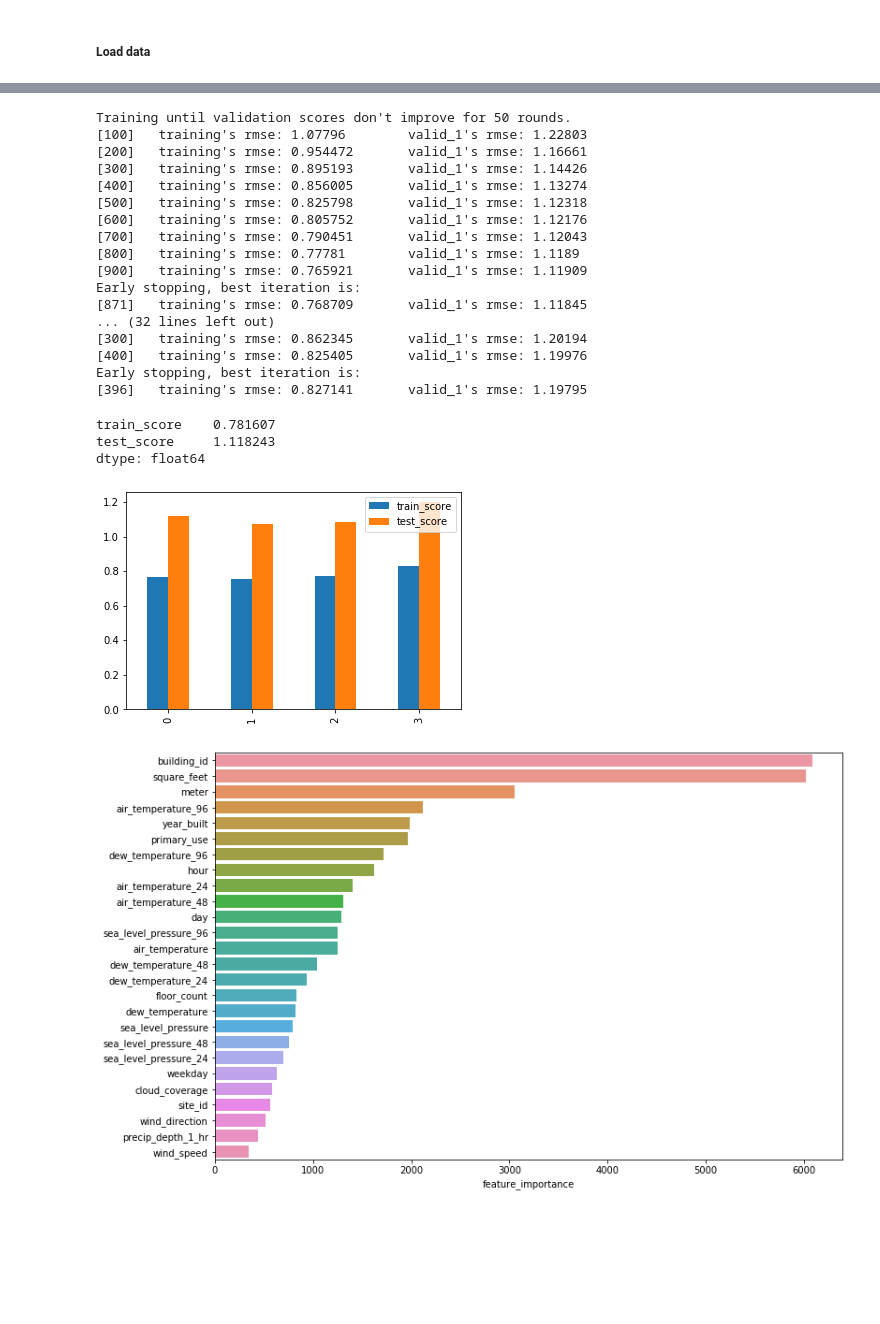
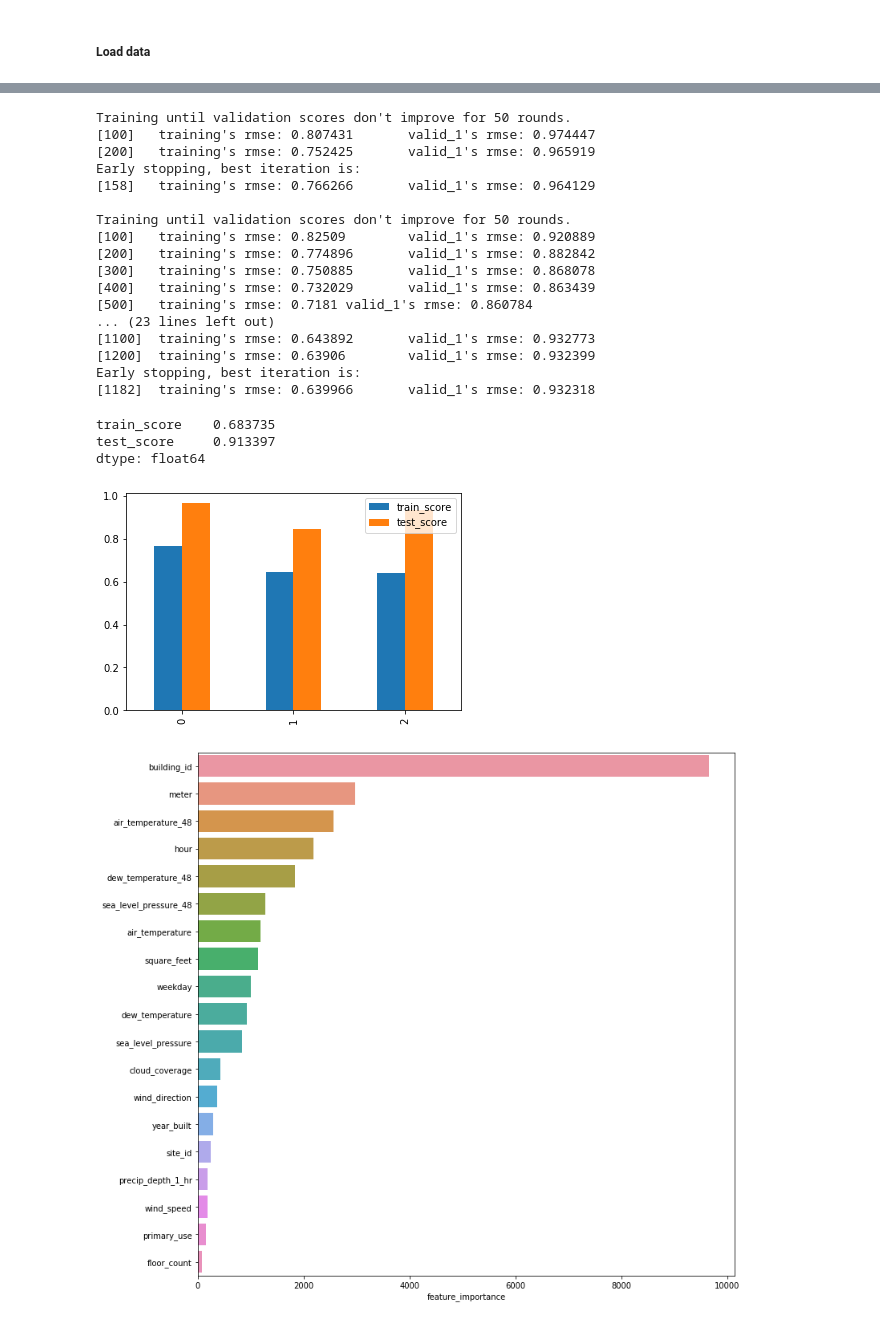
Before and after one commit to oseongchoi/Kaggle-ASHRAE, a Jupyter notebook: model-train.ipynb, the cells around one changed output, grey strips where cells are left out. Cells and saved outputs as stored; diff of their text form; code cells hidden in the pictures; blank space fills up the shorter version.

```diff
--- a/model-train.ipynb
+++ b/model-train.ipynb
@@ -22,33 +22,35 @@ y = df.meter_reading
+# %%
+batches = [None, None, None]
+
+for _, df_group in df.groupby(['building_id', 'meter']):
+
+    indices = df_group.index
+    indices = np.array_split(indices, 3)
+
+    for idx, (batch, index) in enumerate(zip(batches, indices)):
+        if batch is None:
+            batches[idx] = index
+        else:
+            batches[idx] = batch.append(index)
 # %%
-cv = KFold(4)
 scores = {'estimator': [], 'train_score': [], 'test_score': []}
 params = {
     'objective': 'regression',
     'metric': {'rmse'},
-    'num_leaves': 50,
-    'bagging_fraction': 0.1,
-    'bagging_freq': 1,
-    'feature_fraction': 0.8,
-    'learning_rate': 0.2,
-    'lambda_l1': 1,
-    'lambda_l2': 1,
-    'seed': 0
 }
 
-for train, valid in cv.split(X, y):
-    gc.collect()
+for _ in range(3):
+    train = batches[0].append(batches[1])
+    valid = batches[-1]
 
-    X_train, y_train = X.iloc[train], y.iloc[train]
-    X_valid, y_valid = X.iloc[valid], y.iloc[valid]
-
-    train = lgb.Dataset(X_train, y_train)
-    valid = lgb.Dataset(X_valid, y_valid)
+    train = lgb.Dataset(X.loc[train], y.loc[train], categorical_feature = ['building_id', 'meter', 'site_id', 'primary_use', 'hour', 'weekday'])
+    valid = lgb.Dataset(X.loc[valid], y.loc[valid], categorical_feature = ['building_id', 'meter', 'site_id', 'primary_use', 'hour', 'weekday'])
 
     estimator = lgb.train(
         params=params,
         train_set=train,
         valid_sets=(train, valid),
-        num_boost_round=1000,
+        num_boost_round=2000,
         early_stopping_rounds=50,
         verbose_eval=100
     )
@@ -58,24 +60,27 @@ for train, valid in cv.split(X, y):
     scores['test_score'].append(estimator.best_score['valid_1']['rmse'])
 
     print()
+
+    batches = np.roll(batches, 1)
+    gc.collect()
 # %% [output]
 Training until validation scores don't improve for 50 rounds.
-[100]   training's rmse: 1.07796        valid_1's rmse: 1.22803
-[200]   training's rmse: 0.954472       valid_1's rmse: 1.16661
-[300]   training's rmse: 0.895193       valid_1's rmse: 1.14426
-[400]   training's rmse: 0.856005       valid_1's rmse: 1.13274
-[500]   training's rmse: 0.825798       valid_1's rmse: 1.12318
-[600]   training's rmse: 0.805752       valid_1's rmse: 1.12176
-[700]   training's rmse: 0.790451       valid_1's rmse: 1.12043
-[800]   training's rmse: 0.77781        valid_1's rmse: 1.1189
-[900]   training's rmse: 0.765921       valid_1's rmse: 1.11909
+[100]   training's rmse: 0.807431       valid_1's rmse: 0.974447
+[200]   training's rmse: 0.752425       valid_1's rmse: 0.965919
 Early stopping, best iteration is:
-[871]   training's rmse: 0.768709       valid_1's rmse: 1.11845
-... (32 lines left out)
-[300]   training's rmse: 0.862345       valid_1's rmse: 1.20194
-[400]   training's rmse: 0.825405       valid_1's rmse: 1.19976
+[158]   training's rmse: 0.766266       valid_1's rmse: 0.964129
+
+Training until validation scores don't improve for 50 rounds.
+[100]   training's rmse: 0.82509        valid_1's rmse: 0.920889
+[200]   training's rmse: 0.774896       valid_1's rmse: 0.882842
+[300]   training's rmse: 0.750885       valid_1's rmse: 0.868078
+[400]   training's rmse: 0.732029       valid_1's rmse: 0.863439
+[500]   training's rmse: 0.7181 valid_1's rmse: 0.860784
+... (23 lines left out)
+[1100]  training's rmse: 0.643892       valid_1's rmse: 0.932773
+[1200]  training's rmse: 0.63906        valid_1's rmse: 0.932399
 Early stopping, best iteration is:
-[396]   training's rmse: 0.827141       valid_1's rmse: 1.19795
+[1182]  training's rmse: 0.639966       valid_1's rmse: 0.932318
 # %%
 cols = ['train_score', 'test_score']
 scores = pd.DataFrame(scores)
@@ -83,21 +88,21 @@ scores[cols] = scores[cols]
 scores[cols].plot(kind='bar')
 print(scores[cols].mean())
 # %% [output]
-train_score    0.781607
-test_score     1.118243
+train_score    0.683735
+test_score     0.913397
 dtype: float64
-[figure, old version]
+[figure, new version]
 # %%
 feature_importances = [model.feature_importance() for model in scores['estimator']]
 feature_importances = np.mean(feature_importances, axis=0)
 feature_importances = pd.DataFrame(data=feature_importances, index=X.columns, columns=['feature_importance'])
 feature_importances.sort_values('feature_importance', ascending=False, inplace=True)
 
-plt.figure(figsize=[12, 8])
+plt.figure(figsize=[12, 12])
 sns.barplot(x=feature_importances.feature_importance, y=feature_importances.index, orient='h')
 plt.show()
 # %% [output]
-[figure, old version]
+[figure, new version]
 # %%
 for idx, model in enumerate(scores['estimator']):
     model.save_model('{}.model'.format(idx))
```
Also changed, not shown: parts of 1 cell of this notebook, 9 other files.
